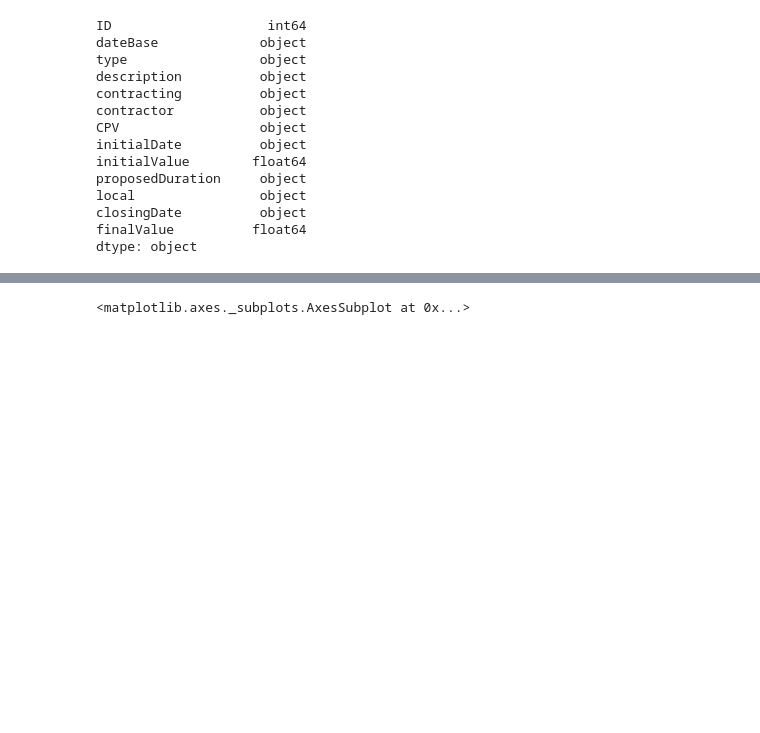
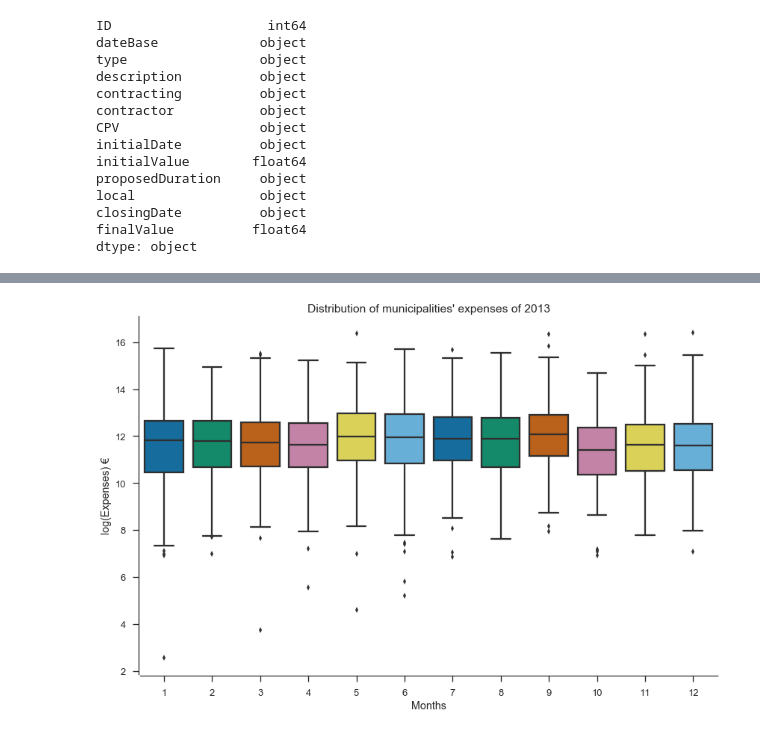
Before and after one commit to RodolfoLSS/Portuguese_Procurements, a Jupyter notebook: H7.20180088.ipynb, the cells around one changed output, grey strips where cells are left out. Cells and saved outputs as stored; diff of their text form; code cells hidden in the pictures; blank space fills up the shorter version.

```diff
--- a/H7.20180088.ipynb
+++ b/H7.20180088.ipynb
@@ -192,6 +175,0 @@ monthlyExpenses
-# %%
-monthlyExpenses = pd.pivot_table(monthlyExpenses,
-                                 values="initialValue",
-                                 index=['municipality'],
-                                 columns=['initialMonth'])
-monthlyExpenses
@@ -218,8 +176,29 @@ monthlyExpenses
-# %%
-monthlyExpenses.plot(kind="bar",
-        figsize=(50,50),
-        stacked=True)
-# %% [output]
-<matplotlib.axes._subplots.AxesSubplot at 0x...>
+# %%
+# Apply the log to facilitate the vizualition
+exp = monthlyExpenses['initialValue'].apply(np.log)
+# %%
+import seaborn as sns
+import matplotlib.pyplot as plt
+
+sns.set_style("ticks", {"xtick.major.size": 8, "ytick.major.size": 8})
+
+# Set up the matplotlib figure
+f, (ax3) = plt.subplots(1, figsize=(12, 8), sharex=True)
+
+
+# Plot boxplot with seaborn
+bplot=sns.boxplot(y=exp, x='initialMonth',
+                 data=monthlyExpenses,
+                 width=0.8,
+                 palette="colorblind")
+
+bplot.set_xlabel('Months')
+bplot.set_ylabel('log(Expenses) €')
+bplot.set_title("Distribution of municipalities' expenses of 2013")
+
+plt.tight_layout(h_pad=2)
+sns.despine(offset=2)
+# %% [output]
+[figure, added]
 # %%
 monthlyProc = pd.DataFrame(municipalProc.groupby(['initialMonth'])['ID'].agg(['count'])).reset_index()
```
Also changed, not shown: parts of 25 cells of this notebook, 3 other files.
